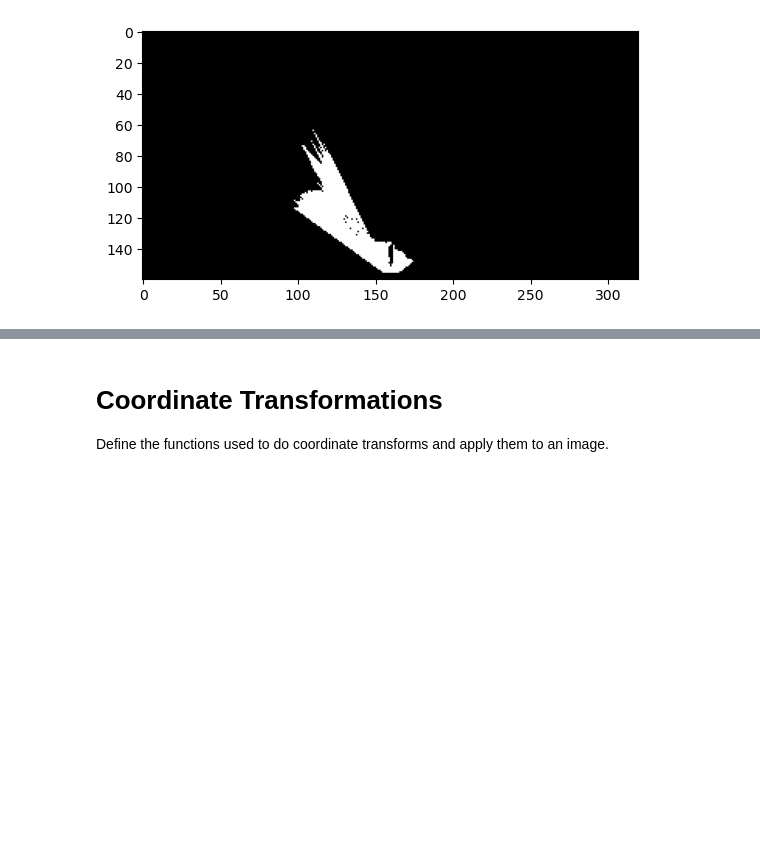
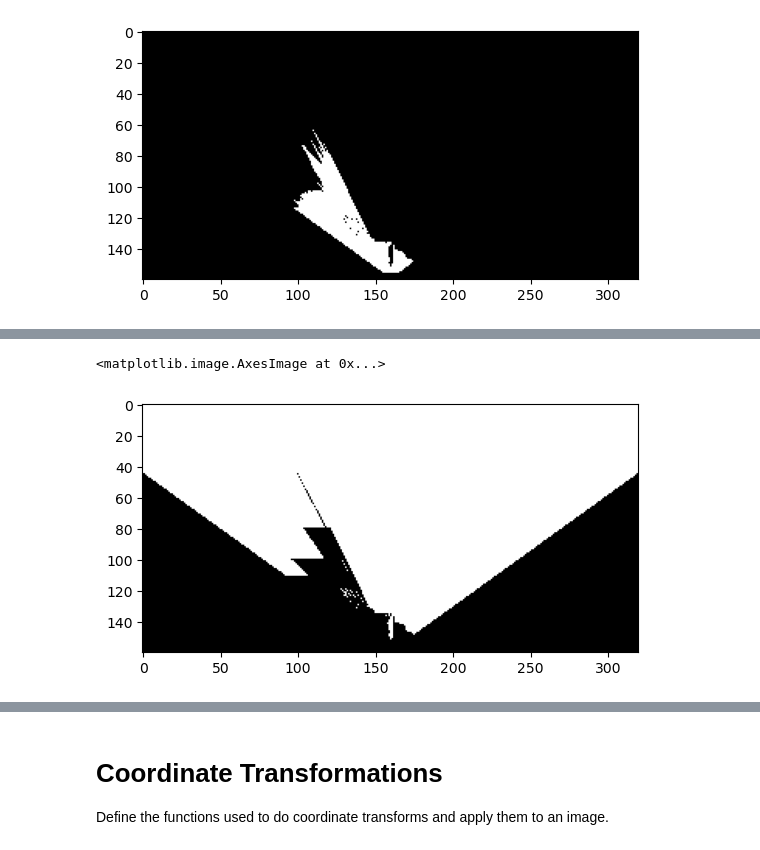
Before and after one commit to engRana404/Mars-Search-Robot, a Jupyter notebook: NoteBook.ipynb, the cells around one changed output, grey strips where cells are left out. Drawn from its saved outputs; the diff is of its cells as text; code cells hidden in the pictures; blank space fills up the shorter version.

```diff
--- a/NoteBook.ipynb
+++ b/NoteBook.ipynb
@@ -139,0 +157,9 @@ plt.imshow(threshed_nav, cmap='gray')
+# %%
+#obstacles = np.absolute(np.float32(threshed_nav) - 1) * mask
+obstacle = find_obstacle(rock_img)
+obstacles = perspect_transform(find_obstacle(rock_img), src, dst)
+plt.imshow(obstacle, cmap='gray')
+plt.imshow(obstacles, cmap='gray')
+# %% [output]
+<matplotlib.image.AxesImage at 0x...>
+[figure, added]
```
Also changed, not shown: parts of 8 cells of this notebook.
